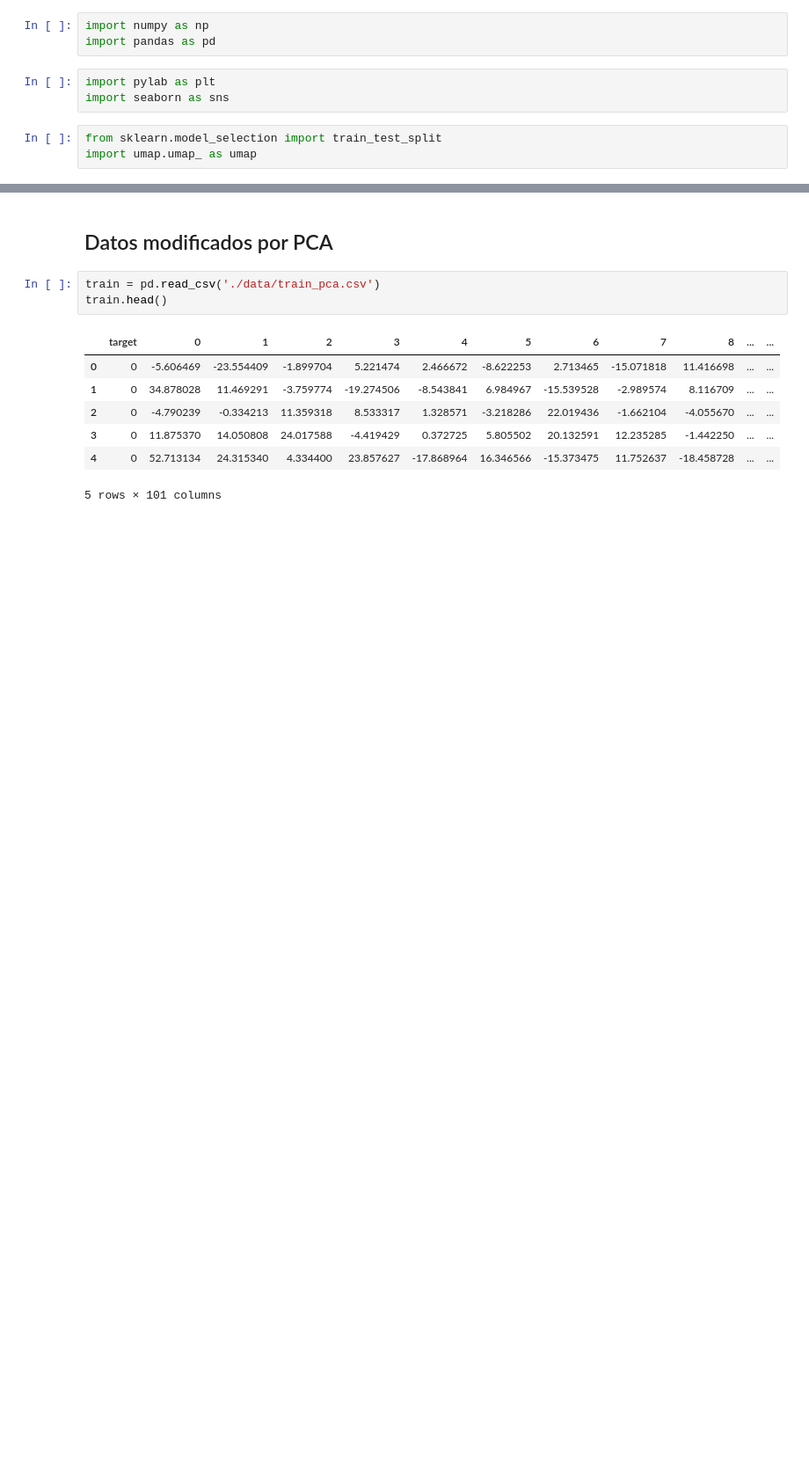
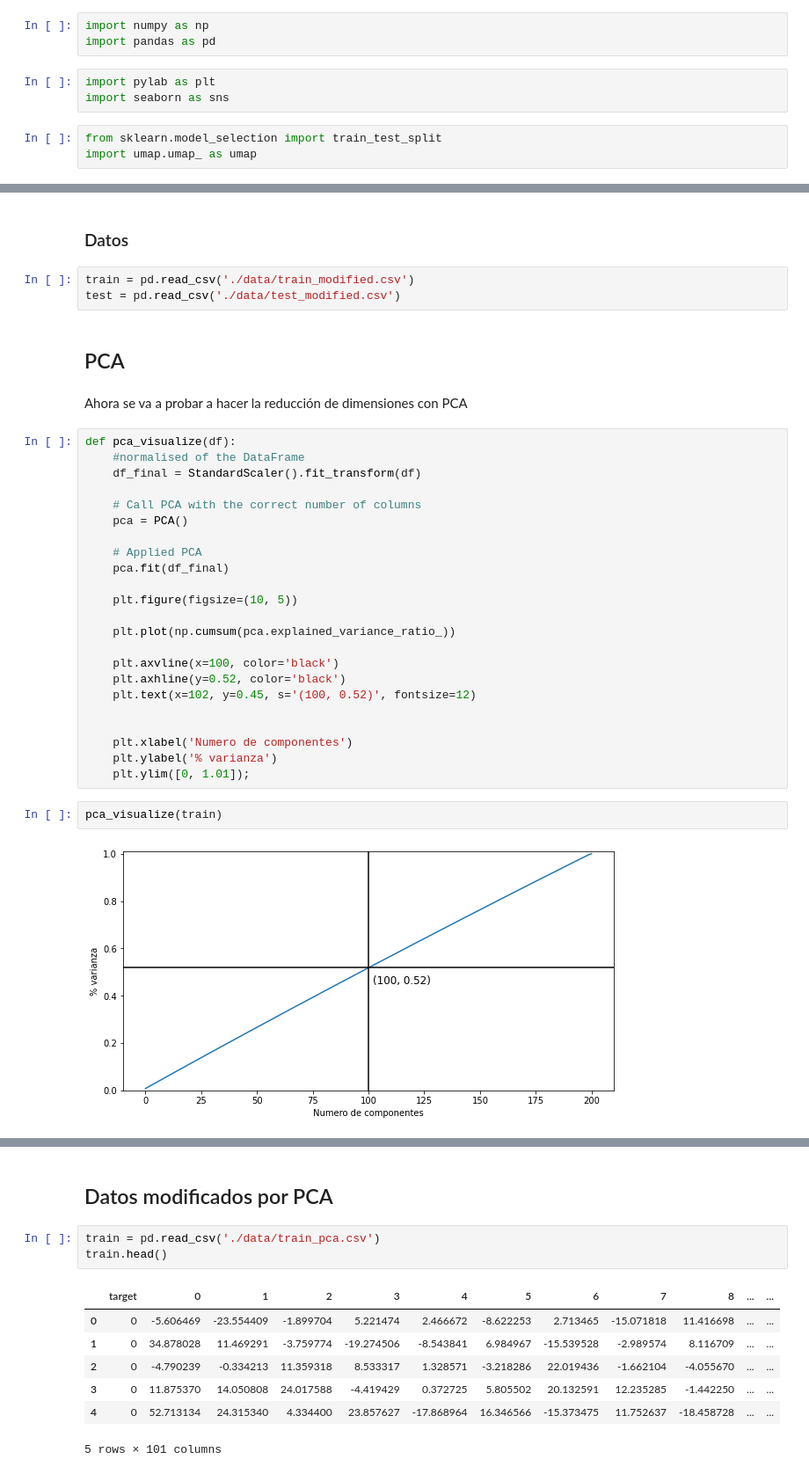
Before and after one commit to rodrigogalan/Proyecto_final, a Jupyter notebook: 2-Reduccion.ipynb, the cells around one changed output, grey strips where cells are left out. Shown at 88% size. Saved outputs shown, nothing was run; the diff lists cells and outputs as text; blank space fills up the shorter version.

```diff
--- a/2-Reduccion.ipynb
+++ b/2-Reduccion.ipynb
@@ -15,0 +18,36 @@ import umap.umap_ as umap
+# %% [markdown]
+### Datos
+# %%
+train = pd.read_csv('./data/train_modified.csv')
+test = pd.read_csv('./data/test_modified.csv')
+# %% [markdown]
+## PCA
+# %% [markdown]
+Ahora se va a probar a hacer la reducción de dimensiones con PCA
+# %%
+def pca_visualize(df):
+    #normalised of the DataFrame
+    df_final = StandardScaler().fit_transform(df)
+
+    # Call PCA with the correct number of columns
+    pca = PCA()
+
+    # Applied PCA
+    pca.fit(df_final)
+
+    plt.figure(figsize=(10, 5))
+
+    plt.plot(np.cumsum(pca.explained_variance_ratio_))
+
+    plt.axvline(x=100, color='black')
+    plt.axhline(y=0.52, color='black')
+    plt.text(x=102, y=0.45, s='(100, 0.52)', fontsize=12)
+
+
+    plt.xlabel('Numero de componentes')
+    plt.ylabel('% varianza')
+    plt.ylim([0, 1.01]);
+# %%
+pca_visualize(train)
+# %% [output]
+[figure, added]
```
Also changed, not shown: parts of 10 cells of this notebook, 3 other files.
